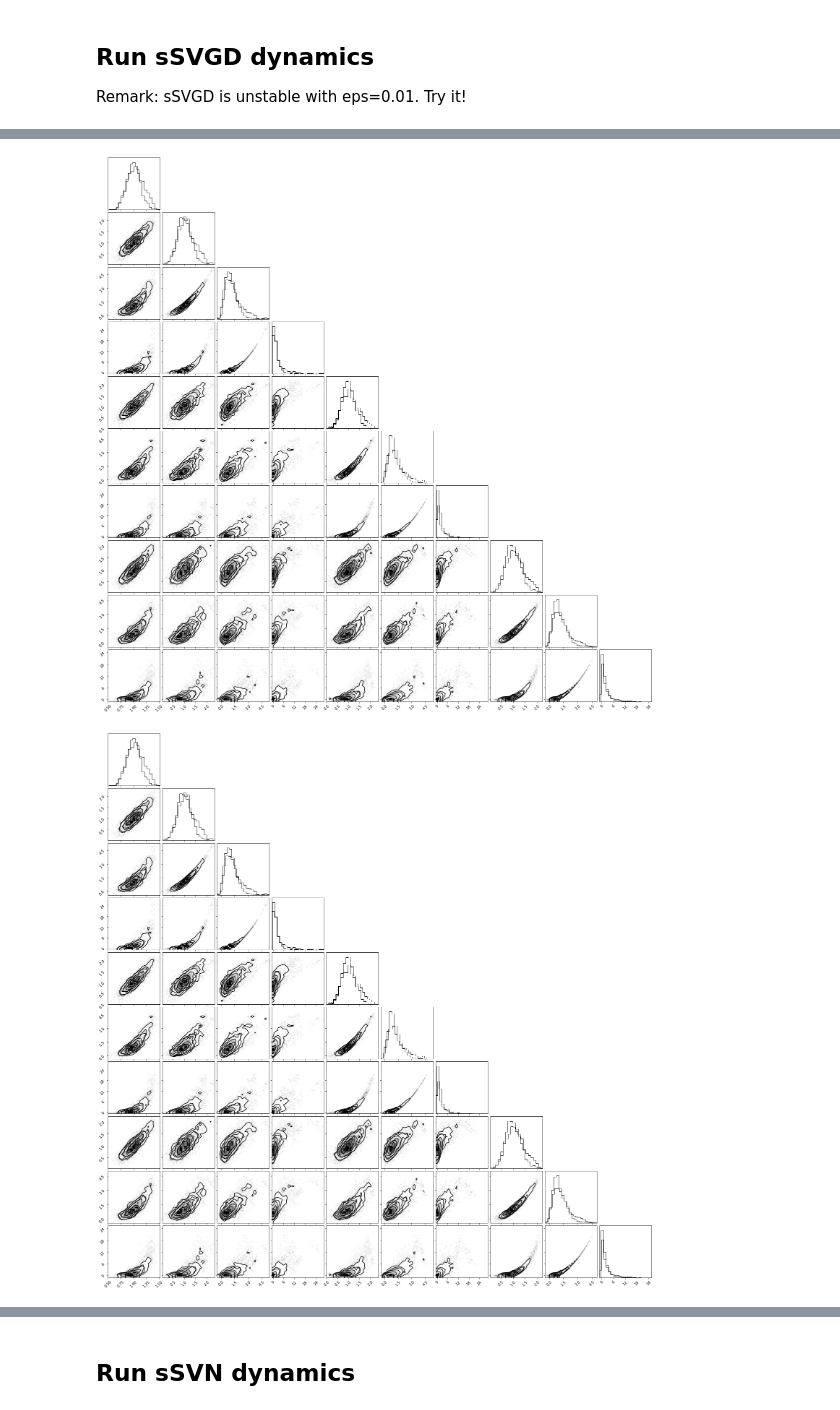
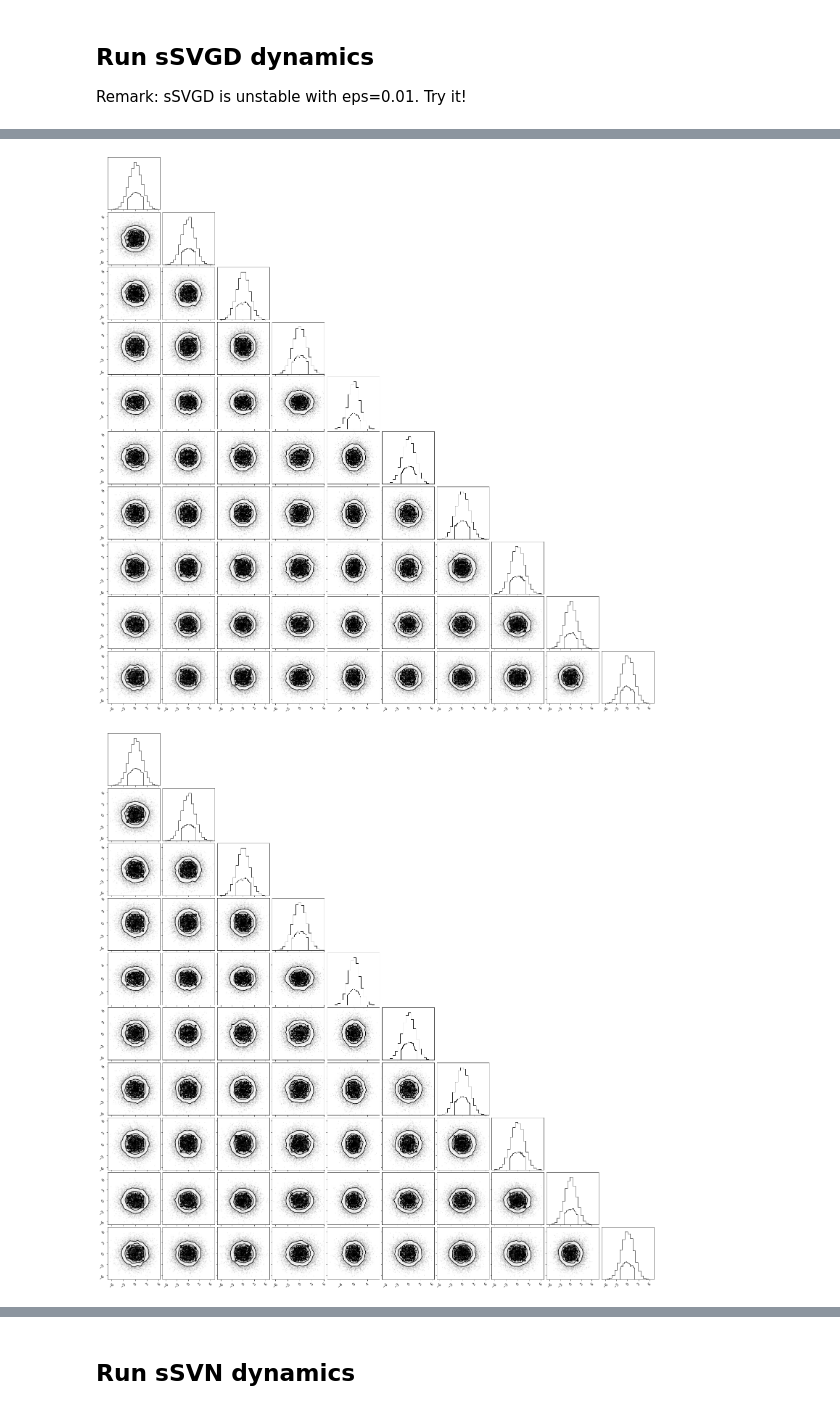
Before and after one commit to leviyevalex/sSVN_GW, a Jupyter notebook: notebooks/rosenbrock_tutorial.ipynb, the cells around one changed output, grey strips where cells are left out. Cells and saved outputs as stored; diff of their text form; code cells hidden in the pictures.

```diff
--- a/notebooks/rosenbrock_tutorial.ipynb
+++ b/notebooks/rosenbrock_tutorial.ipynb
@@ -43,7 +50,8 @@ ground_truth = model.newDrawFromPosterior(100000)
 # Gaussian
 DoF = 10
 mu = np.zeros(DoF)
-sigma = np.random.uniform(low=1, high=10, size=DoF) # covariance matrix
+# sigma = np.random.uniform(low=1, high=10, size=DoF) # covariance matrix
+sigma = np.ones(DoF) * 3
 model = multivariate_gaussian(mu, sigma)
 ground_truth_samples = model.newDrawFromLikelihood(100000)
 # %% [markdown]
@@ -51,16 +59,16 @@ ground_truth_samples = model.newDrawFromLikelihood(100000)
 
 Remark: sSVGD is unstable with eps=0.01. Try it!
 # %%
-nParticles = 100
+nParticles = 300
 # kernelKwargs = {'kernel_type': 'RBF', 'nFeatures':nParticles}
-kernelKwargs = {'h':model.DoF * 10} # RBF
+kernelKwargs = {'h':model.DoF / 10} # RBF
 # kernelKwargs = {'h':model.DoF, 'p':0.5} # Lp
-sampler1 = samplers(model=model, nIterations=100, nParticles=nParticles, profile=False, kernel_type='RFG')
+sampler1 = samplers(model=model, nIterations=300, nParticles=nParticles, profile=False, kernel_type='RFG')
 sampler1.apply(method='sSVN', eps=1, kernelKwargs=kernelKwargs)
 # %%
 # %%capture
 X1 = collect_samples(sampler1.history_path)
 fig1 = corner.corner(X1)
-ground_truth_samples=model.newDrawFromPosterior(1000000)
+# ground_truth_samples=model.newDrawFromPosterior(1000000)
 corner.corner(ground_truth_samples[0:X1.shape[0]], fig=fig1)
 # %% [output]
@@ -70,2 +75,2 @@ WARNING:root:Too few points to create valid contours
-[figure, old version]
+[figure, new version]
-[figure, old version]
+[figure, new version]
```
Also changed, not shown: parts of 6 cells of this notebook, 5 other files.
